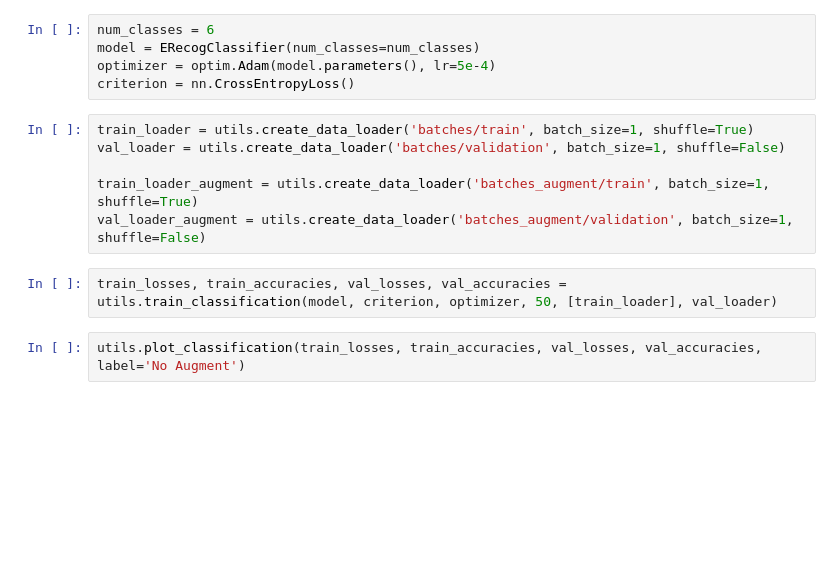
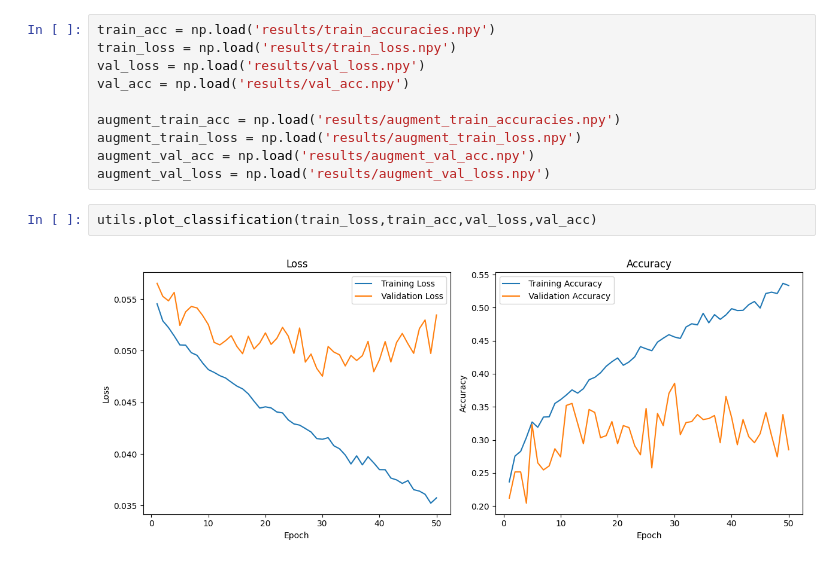
Before and after one commit to lazars01/EmotionRecognition, a Jupyter notebook: src/01_model_training.ipynb, the cells around one changed output. Saved outputs shown, nothing was run; the diff lists cells and outputs as text; blank space fills up the shorter version.

```diff
--- a/src/01_model_training.ipynb
+++ b/src/01_model_training.ipynb
@@ -11,17 +9,16 @@ import torch
 import torch.nn as nn
 import torch.optim as optim
-# %%
-num_classes = 6
-model = ERecogClassifier(num_classes=num_classes)
-optimizer = optim.Adam(model.parameters(), lr=5e-4)
-criterion = nn.CrossEntropyLoss()
-# %%
-train_loader = utils.create_data_loader('batches/train', batch_size=1, shuffle=True)
-val_loader = utils.create_data_loader('batches/validation', batch_size=1, shuffle=False)
-
-train_loader_augment = utils.create_data_loader('batches_augment/train', batch_size=1, shuffle=True)
-val_loader_augment = utils.create_data_loader('batches_augment/validation', batch_size=1, shuffle=False)
-# %%
-train_losses, train_accuracies, val_losses, val_accuracies = utils.train_classification(model, criterion, optimizer, 50, [train_loader], val_loader)
-# %%
-utils.plot_classification(train_losses, train_accuracies, val_losses, val_accuracies, label='No Augment')
+# %%
+train_acc = np.load('results/train_accuracies.npy')
+train_loss = np.load('results/train_loss.npy')
+val_loss = np.load('results/val_loss.npy')
+val_acc = np.load('results/val_acc.npy')
+
+augment_train_acc = np.load('results/augment_train_accuracies.npy')
+augment_train_loss = np.load('results/augment_train_loss.npy')
+augment_val_acc = np.load('results/augment_val_acc.npy')
+augment_val_loss = np.load('results/augment_val_loss.npy')
+# %%
+utils.plot_classification(train_loss,train_acc,val_loss,val_acc)
+# %% [output]
+[figure, added]
```
Also changed, not shown: parts of 9 cells of this notebook, 15 other files.
